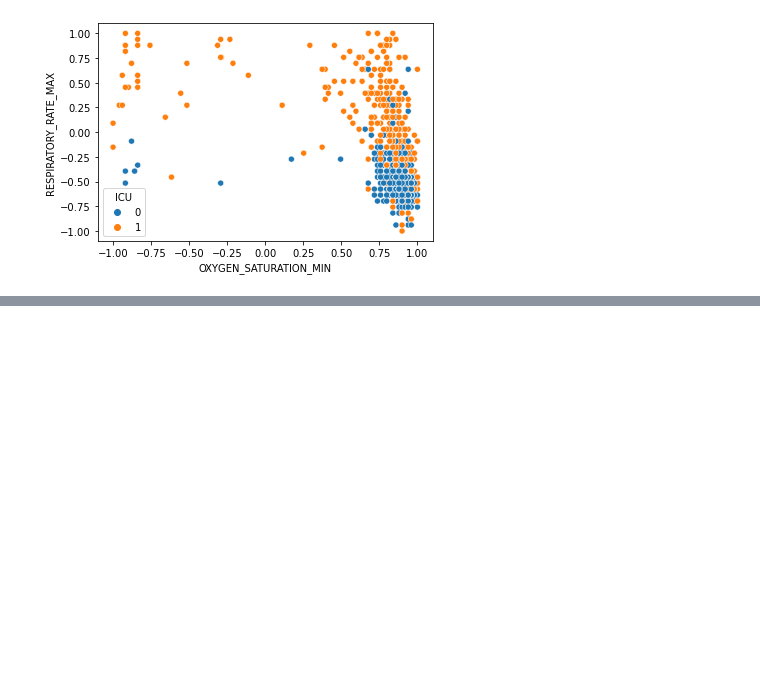
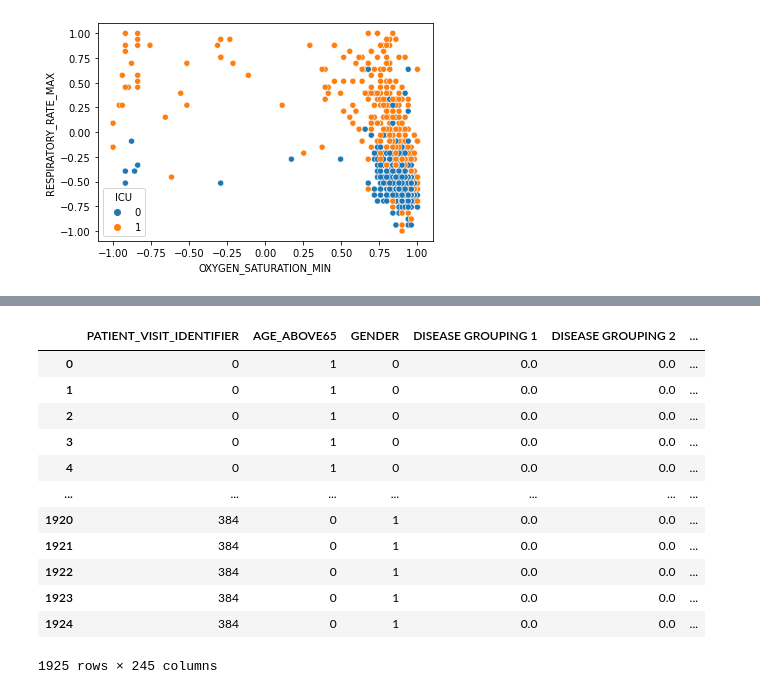
Before and after one commit to gusAGR/machine-learning-tfg, a Jupyter notebook: notebooks/Sirio_Libanes.ipynb, the cells around one changed output, grey strips where cells are left out. Cells and saved outputs as stored; diff of their text form; code cells hidden in the pictures; blank space fills up the shorter version.

```diff
--- a/notebooks/Sirio_Libanes.ipynb
+++ b/notebooks/Sirio_Libanes.ipynb
@@ -162,0 +190,16 @@ Data cleaning and preparation tasks
+# %%
+group_prepared_data.head()
+# %% [output]
+|  | PATIENT_VISIT_IDENTIFIER | AGE_ABOVE65 | GENDER | DISEASE GROUPING 1 | DISEASE GROUPING 2 | ... |
+| 0 | 0 | 1 | 0 | 0.0 | 0.0 | ... |
+| 1 | 0 | 1 | 0 | 0.0 | 0.0 | ... |
+| 2 | 0 | 1 | 0 | 0.0 | 0.0 | ... |
+| 3 | 0 | 1 | 0 | 0.0 | 0.0 | ... |
+| 4 | 0 | 1 | 0 | 0.0 | 0.0 | ... |
+| ... | ... | ... | ... | ... | ... | ... |
+| 1920 | 384 | 0 | 1 | 0.0 | 0.0 | ... |
+| 1921 | 384 | 0 | 1 | 0.0 | 0.0 | ... |
+| 1922 | 384 | 0 | 1 | 0.0 | 0.0 | ... |
+| 1923 | 384 | 0 | 1 | 0.0 | 0.0 | ... |
+| 1924 | 384 | 0 | 1 | 0.0 | 0.0 | ... |
+1925 rows × 245 columns
```
Also changed, not shown: parts of 19 cells of this notebook, 2 other files.
